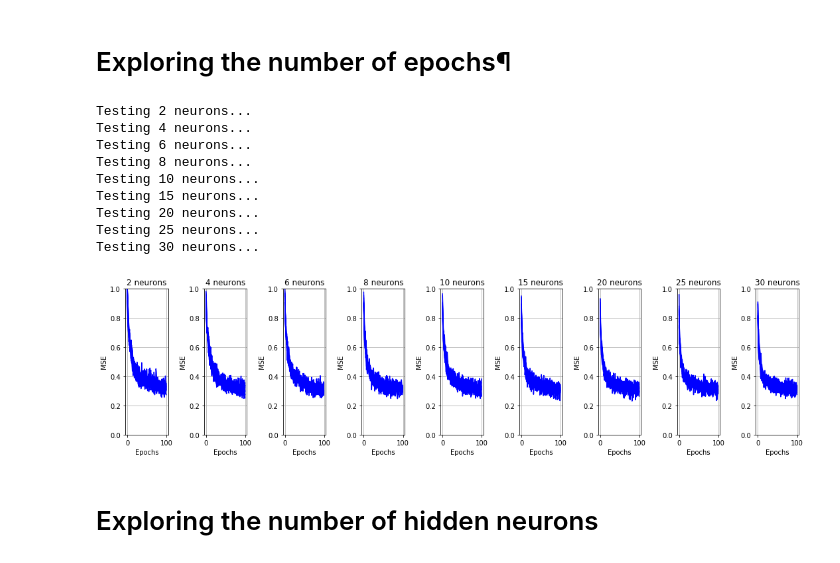
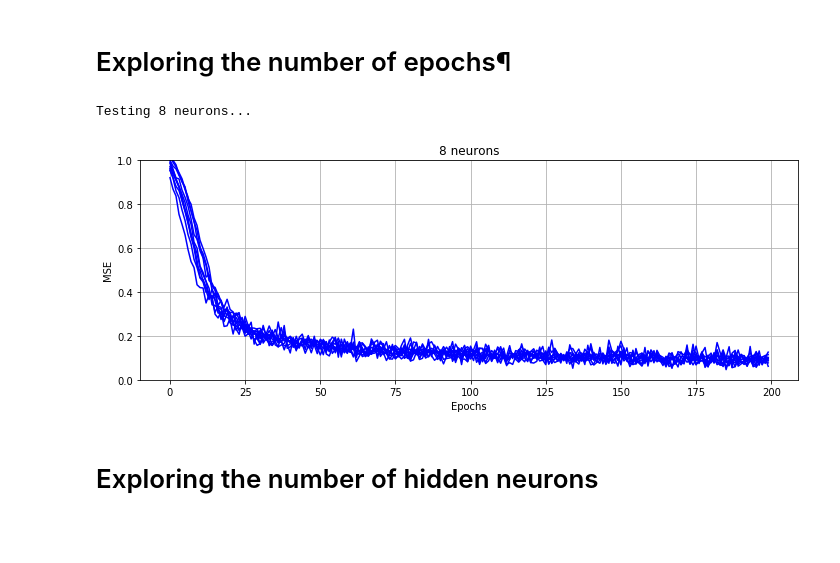
Before and after one commit to Bertral/MLG_PW2, a Jupyter notebook: model_building_5.ipynb, the cells around one changed output. Saved outputs shown, nothing was run; the diff lists cells and outputs as text; code cells hidden in the pictures; blank space fills up the shorter version.

```diff
--- a/model_building_5.ipynb
+++ b/model_building_5.ipynb
@@ -63,8 +63,8 @@ array([[ 0.46461765, -0.52752412,  0.36474408, ..., -0.0374994 ,
 dataset = mfccs
 N_INITS = 10
 EPOCHS = 200 #nb d'iterations
-N_NEURONS = [2, 4, 8, 16, 32]
-LEARNING_RATE = 0.001
+N_NEURONS = [8]
+LEARNING_RATE = 0.0005
 MOMENTUM = 0.5
 K=5
 # %%
@@ -81,30 +81,22 @@ for i_h, h in enumerate(N_NEURONS):                                     # loopin
                                 momentum=MOMENTUM,
                                 epochs=EPOCHS)
 # %% [output]
-Testing 2 neurons...
-Testing 4 neurons...
-Testing 6 neurons...
 Testing 8 neurons...
-Testing 10 neurons...
-Testing 15 neurons...
-Testing 20 neurons...
-Testing 25 neurons...
-Testing 30 neurons...
 # %%
-pl.figure(figsize=(30,4))
+pl.figure(figsize=(10,4))
 p_count = 0
 for n in np.arange(MSE.shape[0]):
     pl.subplot(1, MSE.shape[0], n+1)
     for i in np.arange(MSE.shape[1]):
         pl.plot(MSE[n,i,:], c='b')
     pl.ylim(0,1)
     pl.xlabel('Epochs')
     pl.ylabel('MSE')
     pl.title(str(N_NEURONS[n]) + ' neurons')
     pl.grid()
 pl.tight_layout()
 # %% [output]
-[figure, old version]
+[figure, new version]
 # %% [markdown]
 # Exploring the number of hidden neurons
 # %%
```
Also changed, not shown: parts of 6 cells of this notebook, 1 other file.
